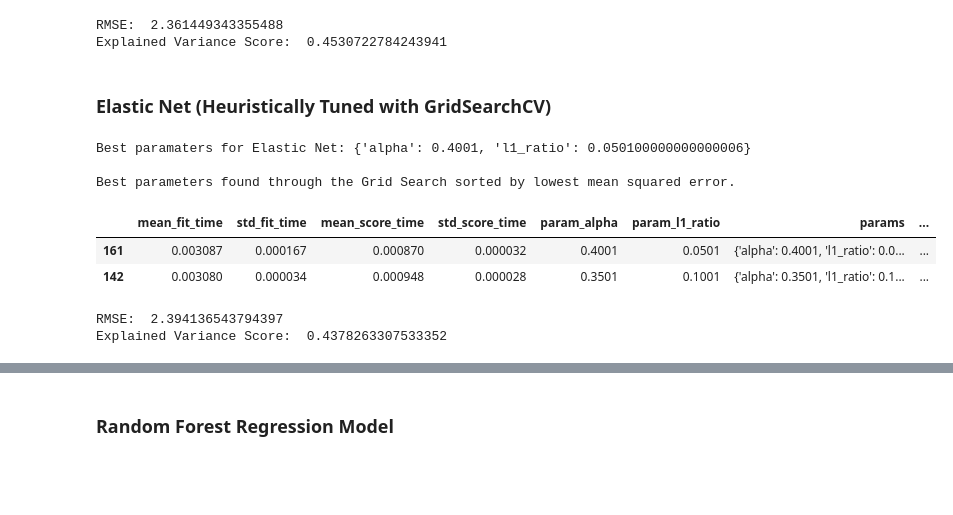
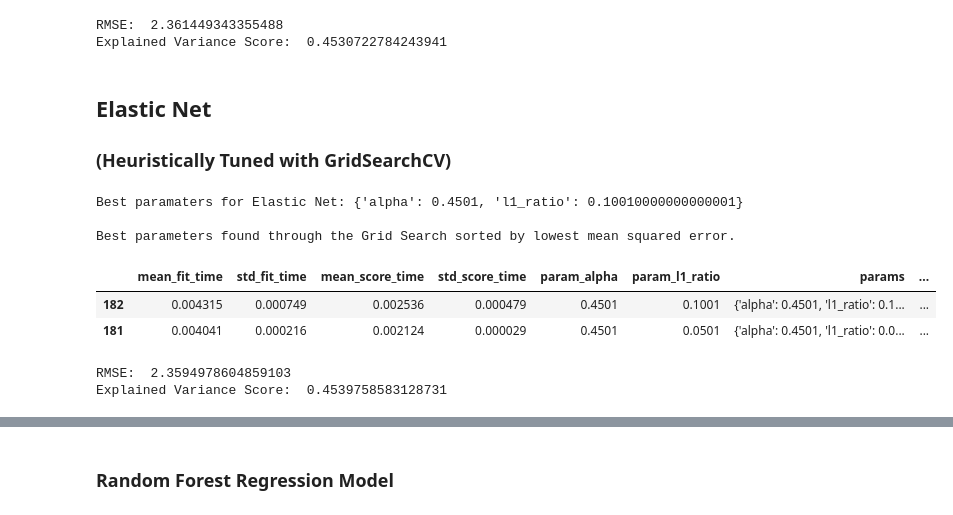
Before and after one commit to mateomartinez510/Springboard, a Jupyter notebook: Advanced_NBA_Stats_Capstone/PIE_05_NBA_Stats_Modeling.ipynb, the cells around one changed output, grey strips where cells are left out. Saved outputs shown, nothing was run; the diff lists cells and outputs as text; code cells hidden in the pictures; blank space fills up the shorter version.

```diff
--- a/Advanced_NBA_Stats_Capstone/PIE_05_NBA_Stats_Modeling.ipynb
+++ b/Advanced_NBA_Stats_Capstone/PIE_05_NBA_Stats_Modeling.ipynb
@@ -241,32 +219,34 @@ print("Explained Variance Score: ", m3_scores[1])
 RMSE:  2.361449343355488
 Explained Variance Score:  0.4530722784243941
 # %% [markdown]
-### Elastic Net (Heuristically Tuned with GridSearchCV)
+## Elastic Net
+### (Heuristically Tuned with GridSearchCV)
 # %%
+from sklearn.linear_model import ElasticNet
 # Elastic Net with Grid Search
 
 parametersGrid = {"alpha": np.arange(0.0001, 1.0, 0.05),
                   "l1_ratio": np.arange(0.0001, 1.0, 0.05)}
 
 eNet = ElasticNet(max_iter=100000, tol=0.0001, random_state=33)
-grid = GridSearchCV(eNet, parametersGrid, scoring='neg_mean_squared_error', cv=3)
+grid = GridSearchCV(eNet, parametersGrid, scoring='r2', cv=3)
 grid.fit(X_train, y_train)
 
 # pauing for Grid Search to finish.
 time.sleep(5)
 
 best_elastic_params = grid.best_params_
 print("Best paramaters for Elastic Net:", best_elastic_params, "\n")
 
 print("Best parameters found through the Grid Search sorted by lowest mean squared error.")
 pd.DataFrame(grid.cv_results_).sort_values(by='rank_test_score').head(2)
 # %% [output]
-Best paramaters for Elastic Net: {'alpha': 0.4001, 'l1_ratio': 0.050100000000000006}
+Best paramaters for Elastic Net: {'alpha': 0.4501, 'l1_ratio': 0.10010000000000001}
 
 Best parameters found through the Grid Search sorted by lowest mean squared error.
 |  | mean_fit_time | std_fit_time | mean_score_time | std_score_time | param_alpha | param_l1_ratio | params | ... |
-| 161 | 0.003087 | 0.000167 | 0.000870 | 0.000032 | 0.4001 | 0.0501 | {'alpha': 0.4001, 'l1_ratio': 0.0... | ... |
-| 142 | 0.003080 | 0.000034 | 0.000948 | 0.000028 | 0.3501 | 0.1001 | {'alpha': 0.3501, 'l1_ratio': 0.1... | ... |
+| 182 | 0.004315 | 0.000749 | 0.002536 | 0.000479 | 0.4501 | 0.1001 | {'alpha': 0.4501, 'l1_ratio': 0.1... | ... |
+| 181 | 0.004041 | 0.000216 | 0.002124 | 0.000029 | 0.4501 | 0.0501 | {'alpha': 0.4501, 'l1_ratio': 0.0... | ... |
 # %%
 
 elastic = ElasticNet(alpha = best_elastic_params['alpha'], l1_ratio=best_elastic_params['l1_ratio'],random_state=33)
@@ -278,5 +258,5 @@ m4_scores = mean_squared_error(y_test, e_preds) ** 0.5, r2_score(y_test, e_preds
 print("RMSE: ", m4_scores[0])
 print("Explained Variance Score: ", m4_scores[1])
 # %% [output]
-RMSE:  2.394136543794397
-Explained Variance Score:  0.4378263307533352
+RMSE:  2.3594978604859103
+Explained Variance Score:  0.4539758583128731
```
Also changed, not shown: parts of 43 cells of this notebook.
